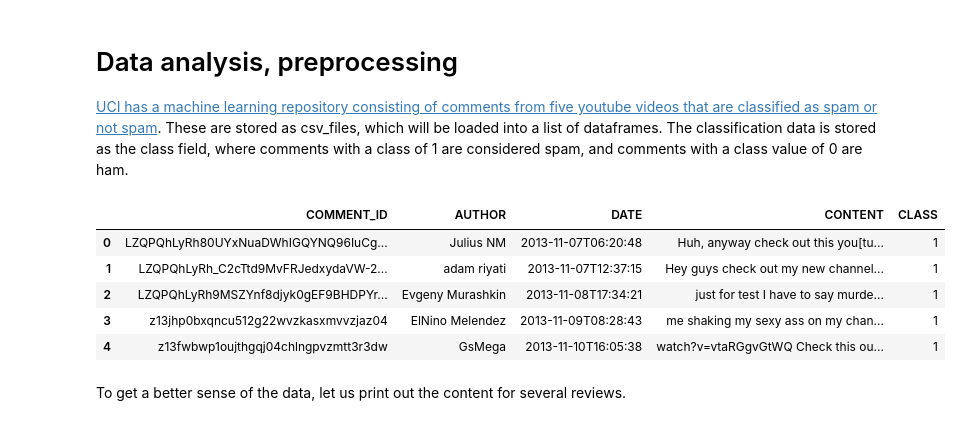
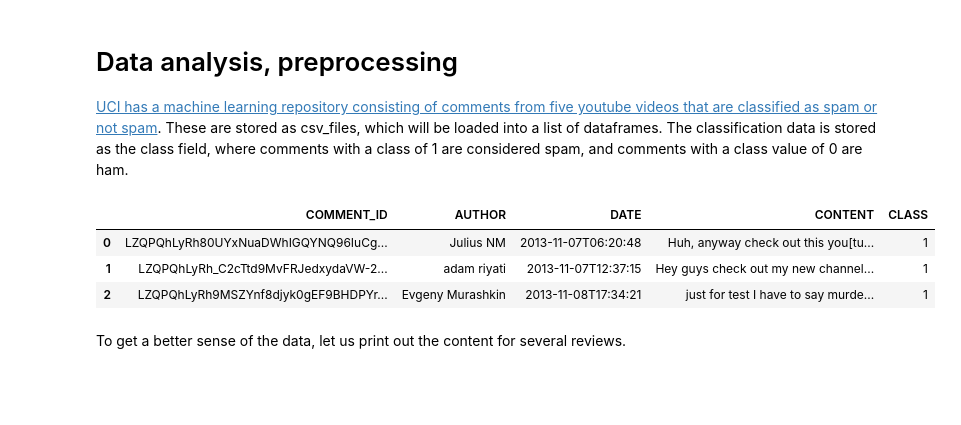
Before and after one commit to mike-camp/data-analysis, a Jupyter notebook: SpamClassification.ipynb, the cells around one changed output. Saved outputs shown, nothing was run; the diff lists cells and outputs as text; code cells hidden in the pictures; blank space fills up the shorter version.

```diff
--- a/SpamClassification.ipynb
+++ b/SpamClassification.ipynb
@@ -43,16 +43,14 @@ import os
 # %%
 file_names = ['Youtube01-Psy.csv','Youtube02-KatyPerry.csv','Youtube03-LMFAO.csv',
               'Youtube04-Eminem.csv','Youtube05-Shakira.csv']
 filepath = './data'
 dataframes = [pd.read_csv(os.path.join(filepath,file_name)) for file_name in file_names]
-dataframes[0].head()
+dataframes[0].head(3)
 # %% [output]
 |  | COMMENT_ID | AUTHOR | DATE | CONTENT | CLASS |
 | 0 | LZQPQhLyRh80UYxNuaDWhIGQYNQ96IuCg... | Julius NM | 2013-11-07T06:20:48 | Huh, anyway check out this you[tu... | 1 |
 | 1 | LZQPQhLyRh_C2cTtd9MvFRJedxydaVW-2... | adam riyati | 2013-11-07T12:37:15 | Hey guys check out my new channel... | 1 |
 | 2 | LZQPQhLyRh9MSZYnf8djyk0gEF9BHDPYr... | Evgeny Murashkin | 2013-11-08T17:34:21 | just for test I have to say murde... | 1 |
-| 3 | z13jhp0bxqncu512g22wvzkasxmvvzjaz04 | ElNino Melendez | 2013-11-09T08:28:43 | me shaking my sexy ass on my chan... | 1 |
-| 4 | z13fwbwp1oujthgqj04chlngpvzmtt3r3dw | GsMega | 2013-11-10T16:05:38 | watch?v=vtaRGgvGtWQ Check this ou... | 1 |
 # %% [markdown]
 To get a better sense of the data, let us print out the content for several reviews.
 # %%
```
Also changed, not shown: parts of 14 cells of this notebook.
